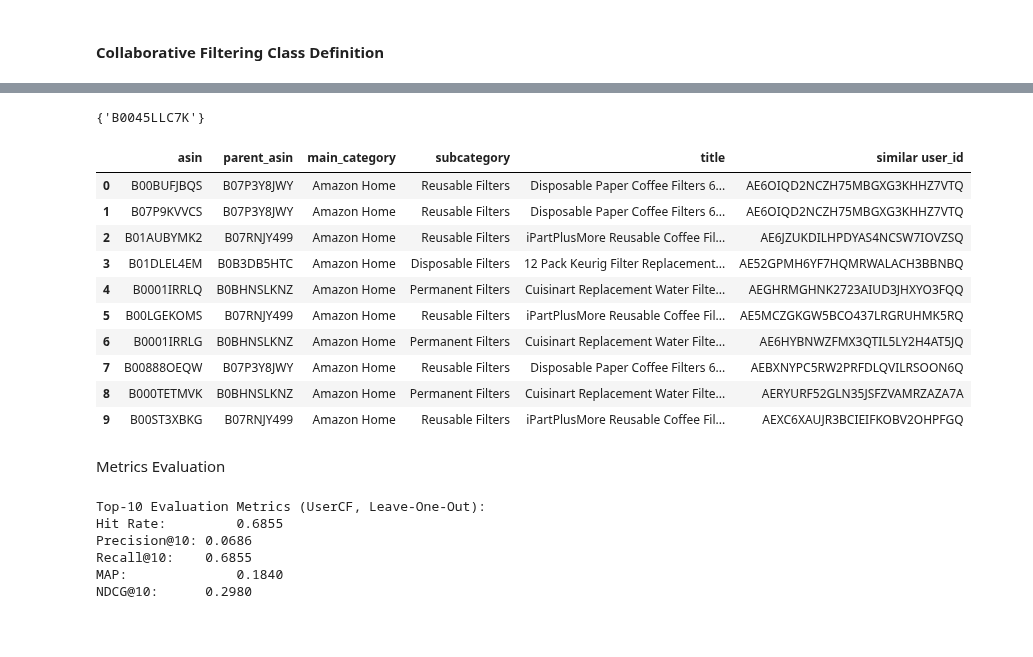
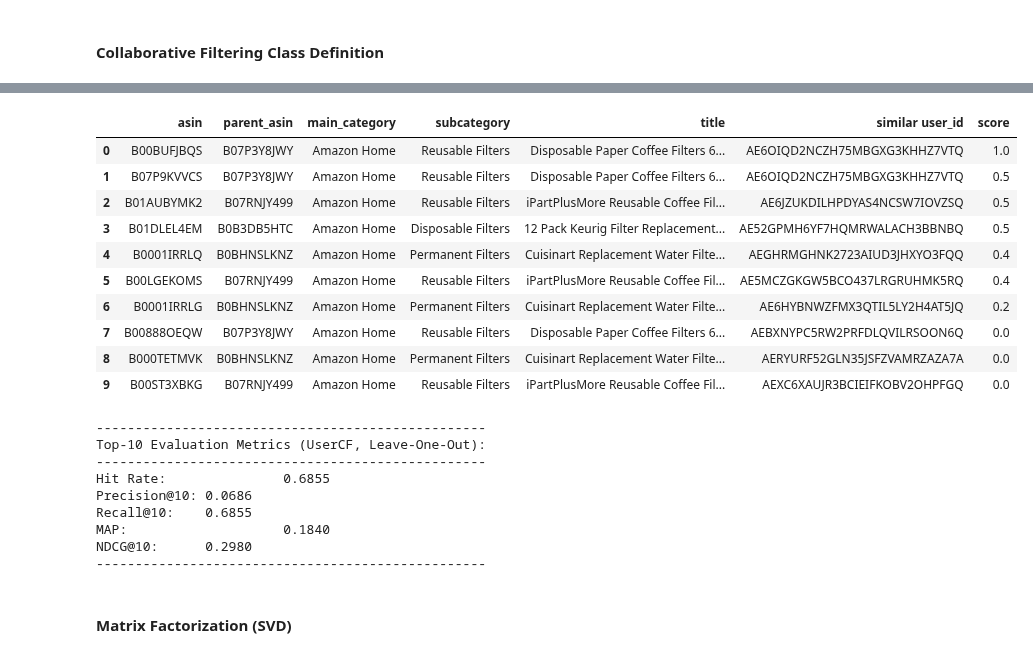
Before and after one commit to ds-edu/capstone-recsys, a Jupyter notebook: recsys_ecomm/notebooks/recsys.ipynb, the cells around one changed output, grey strips where cells are left out. Saved outputs shown, nothing was run; the diff lists cells and outputs as text; code cells hidden in the pictures; blank space fills up the shorter version.

```diff
--- a/recsys_ecomm/notebooks/recsys.ipynb
+++ b/recsys_ecomm/notebooks/recsys.ipynb
@@ -64,9 +64,6 @@ url_meta= '../data/raw/meta_Appliances.jsonl.gz'
 # %%
 # df_meta = read_json_sampling(url_meta, 10000, 2000000, 33)
 # df_ratings = read_json_sampling(url_reviews, 10000, 2000000, 33)
-# %%
-# Try- For resetting display
-pd.options.display.max_colwidth = 50
 # %% [markdown]
 ### Dummy Test: Override auto load with manual dummy file test
 # %%
@@ -1385 +1463,17 @@ class CollaborativeFiltering:
+# %%
+def implement_collaborative_filtering(mode='item', id=None):
+    """
+    Execute the collaborative filtering process.
+    Args:
+        mode (str): 'item' for item-based, 'user' for user-based recommendations.
+        id (str): Item or user ID to generate recommendations for.
+    """
+    if id is None:
+        raise ValueError("ASIN or USER_ID must be provided for recommendations.")
+    if mode.lower() not in ['item', 'user']:
+        raise ValueError("Mode must be 'item' or 'user'.")
+
+    cf = CollaborativeFiltering(df, mode=mode, top_k=10, relevance=4, n_user_ratings=2, n_prod_ratings=5, random_seed=33)
+    cf.generate_recommendations(id, n_neighbors=10)
+    cf.evaluate_ranking()
 # %% [markdown]
@@ -1505,7 +1505,0 @@ Recommended Item: B00ST3XBKG, Score: 0.0
-# %%
-# Verify
-uim = train_df.pivot(index='user_id', columns='asin', values='rating').fillna(0)
-user_rated = set(uim.loc[user_id][uim.loc[user_id] > 0].index)
-user_rated
-# %% [output]
-{'B0045LLC7K'}
@@ -1529,25 +1506,25 @@ df_similar_recos = pd.DataFrame(similar_recos)
-# %%
-df_similar_recos
-# %% [output]
-|  | asin | parent_asin | main_category | subcategory | title | similar user_id |
-| 0 | B00BUFJBQS | B07P3Y8JWY | Amazon Home | Reusable Filters | Disposable Paper Coffee Filters 6... | AE6OIQD2NCZH75MBGXG3KHHZ7VTQ |
-| 1 | B07P9KVVCS | B07P3Y8JWY | Amazon Home | Reusable Filters | Disposable Paper Coffee Filters 6... | AE6OIQD2NCZH75MBGXG3KHHZ7VTQ |
-| 2 | B01AUBYMK2 | B07RNJY499 | Amazon Home | Reusable Filters | iPartPlusMore Reusable Coffee Fil... | AE6JZUKDILHPDYAS4NCSW7IOVZSQ |
-| 3 | B01DLEL4EM | B0B3DB5HTC | Amazon Home | Disposable Filters | 12 Pack Keurig Filter Replacement... | AE52GPMH6YF7HQMRWALACH3BBNBQ |
-| 4 | B0001IRRLQ | B0BHNSLKNZ | Amazon Home | Permanent Filters | Cuisinart Replacement Water Filte... | AEGHRMGHNK2723AIUD3JHXYO3FQQ |
-| 5 | B00LGEKOMS | B07RNJY499 | Amazon Home | Reusable Filters | iPartPlusMore Reusable Coffee Fil... | AE5MCZGKGW5BCO437LRGRUHMK5RQ |
-| 6 | B0001IRRLG | B0BHNSLKNZ | Amazon Home | Permanent Filters | Cuisinart Replacement Water Filte... | AE6HYBNWZFMX3QTIL5LY2H4AT5JQ |
-| 7 | B00888OEQW | B07P3Y8JWY | Amazon Home | Reusable Filters | Disposable Paper Coffee Filters 6... | AEBXNYPC5RW2PRFDLQVILRSOON6Q |
-| 8 | B000TETMVK | B0BHNSLKNZ | Amazon Home | Permanent Filters | Cuisinart Replacement Water Filte... | AERYURF52GLN35JSFZVAMRZAZA7A |
-| 9 | B00ST3XBKG | B07RNJY499 | Amazon Home | Reusable Filters | iPartPlusMore Reusable Coffee Fil... | AEXC6XAUJR3BCIEIFKOBV2OHPFGQ |
-# %% [markdown]
-Metrics Evaluation
-# %%
-ubcf.evaluate_ranking()
-# %% [output]
-Top-10 Evaluation Metrics (UserCF, Leave-One-Out):
-Hit Rate:         0.6855
-Precision@10: 0.0686
-Recall@10:    0.6855
-MAP:              0.1840
-NDCG@10:      0.2980
+# %%
+implement_collaborative_filtering(mode='user', id='AHXVMVJEAMRUIE4FDV5ZWWPWLNCA')
+# %% [output]
+|  | asin | parent_asin | main_category | subcategory | title | similar user_id | score |
+| 0 | B00BUFJBQS | B07P3Y8JWY | Amazon Home | Reusable Filters | Disposable Paper Coffee Filters 6... | AE6OIQD2NCZH75MBGXG3KHHZ7VTQ | 1.0 |
+| 1 | B07P9KVVCS | B07P3Y8JWY | Amazon Home | Reusable Filters | Disposable Paper Coffee Filters 6... | AE6OIQD2NCZH75MBGXG3KHHZ7VTQ | 0.5 |
+| 2 | B01AUBYMK2 | B07RNJY499 | Amazon Home | Reusable Filters | iPartPlusMore Reusable Coffee Fil... | AE6JZUKDILHPDYAS4NCSW7IOVZSQ | 0.5 |
+| 3 | B01DLEL4EM | B0B3DB5HTC | Amazon Home | Disposable Filters | 12 Pack Keurig Filter Replacement... | AE52GPMH6YF7HQMRWALACH3BBNBQ | 0.5 |
+| 4 | B0001IRRLQ | B0BHNSLKNZ | Amazon Home | Permanent Filters | Cuisinart Replacement Water Filte... | AEGHRMGHNK2723AIUD3JHXYO3FQQ | 0.4 |
+| 5 | B00LGEKOMS | B07RNJY499 | Amazon Home | Reusable Filters | iPartPlusMore Reusable Coffee Fil... | AE5MCZGKGW5BCO437LRGRUHMK5RQ | 0.4 |
+| 6 | B0001IRRLG | B0BHNSLKNZ | Amazon Home | Permanent Filters | Cuisinart Replacement Water Filte... | AE6HYBNWZFMX3QTIL5LY2H4AT5JQ | 0.2 |
+| 7 | B00888OEQW | B07P3Y8JWY | Amazon Home | Reusable Filters | Disposable Paper Coffee Filters 6... | AEBXNYPC5RW2PRFDLQVILRSOON6Q | 0.0 |
+| 8 | B000TETMVK | B0BHNSLKNZ | Amazon Home | Permanent Filters | Cuisinart Replacement Water Filte... | AERYURF52GLN35JSFZVAMRZAZA7A | 0.0 |
+| 9 | B00ST3XBKG | B07RNJY499 | Amazon Home | Reusable Filters | iPartPlusMore Reusable Coffee Fil... | AEXC6XAUJR3BCIEIFKOBV2OHPFGQ | 0.0 |
+--------------------------------------------------
+Top-10 Evaluation Metrics (UserCF, Leave-One-Out):
+--------------------------------------------------
+Hit Rate:               0.6855
+Precision@10: 0.0686
+Recall@10:    0.6855
+MAP:                    0.1840
+NDCG@10:      0.2980
+--------------------------------------------------
+# %% [markdown]
+#### Matrix Factorization (SVD)
```
Also changed, not shown: parts of 30 cells of this notebook.
